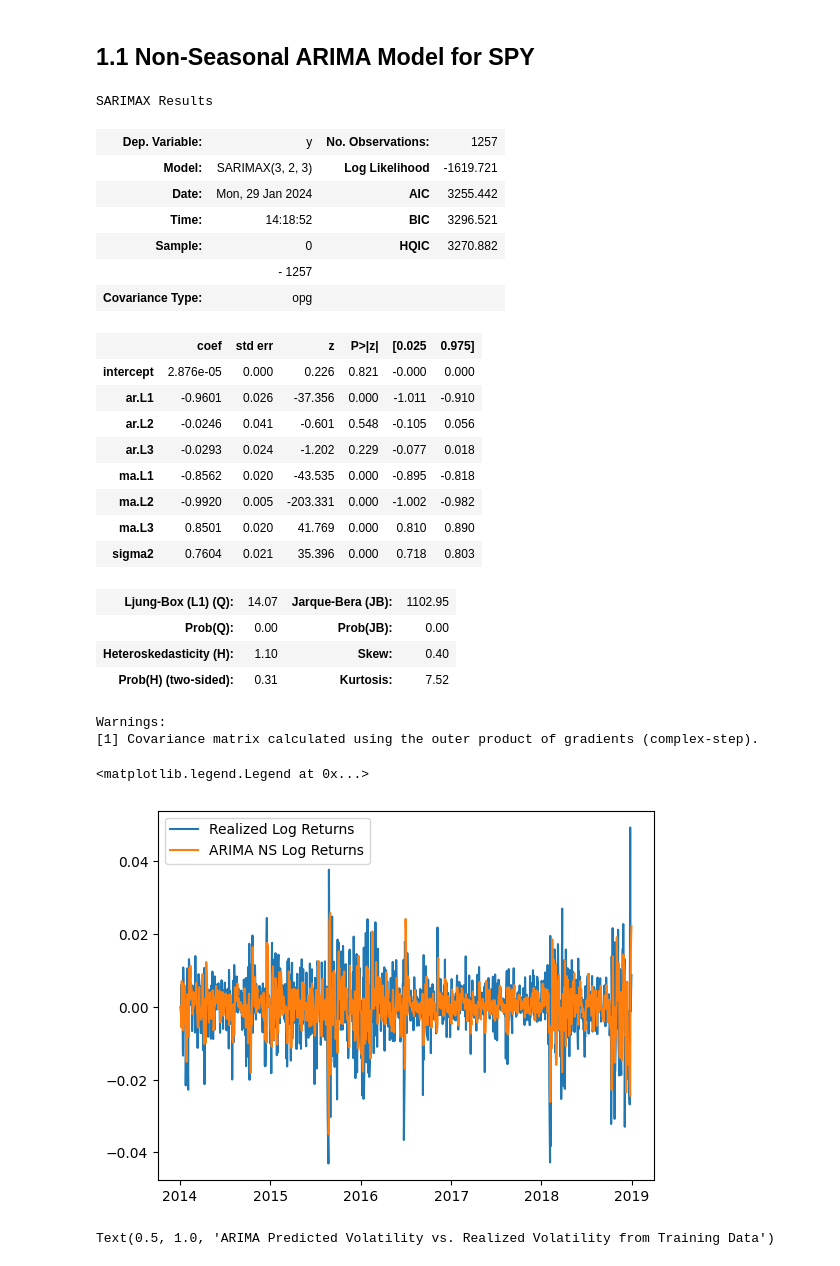
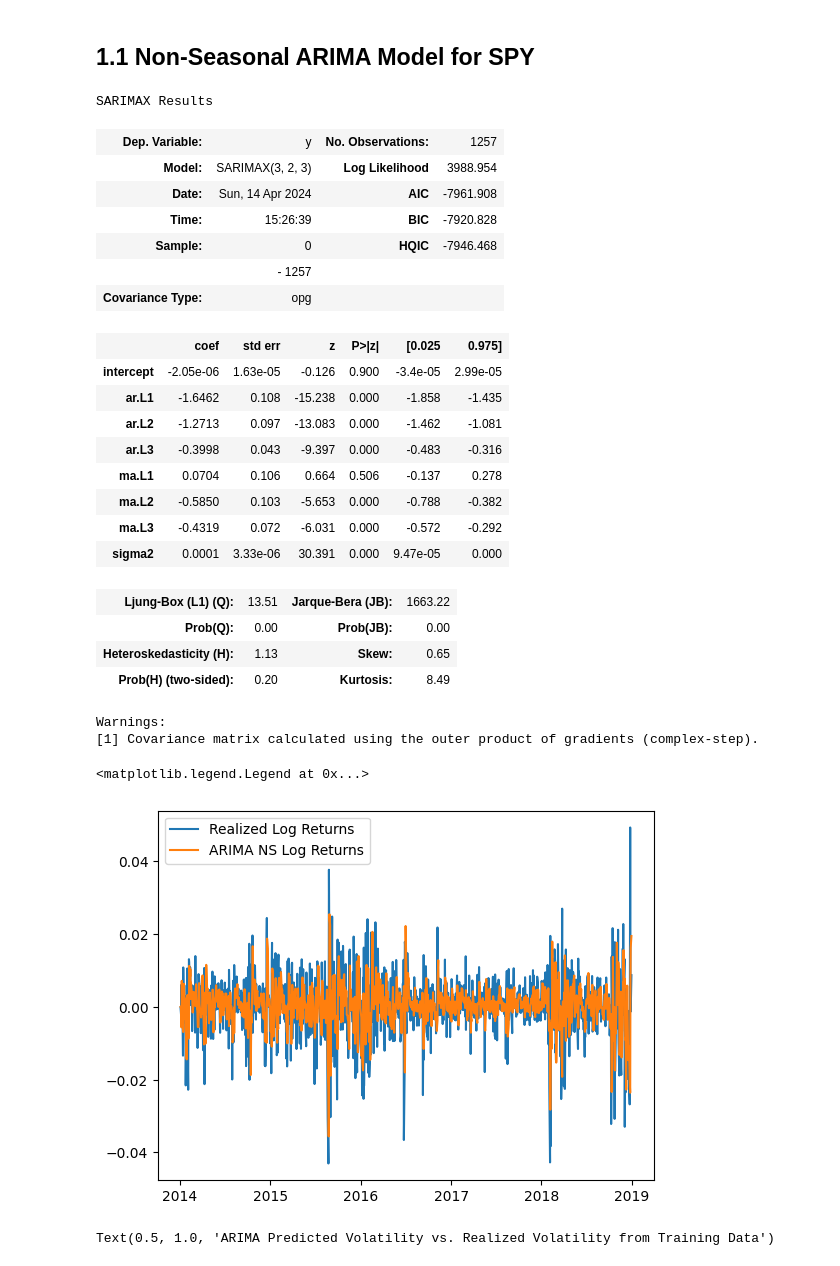
Before and after one commit to tayo4pf/Forecasting-Implied-Volatility-with-Machine-Learning-Techniques, a Jupyter notebook: arima_models.ipynb, the cells around one changed output. Drawn from its saved outputs; the diff is of its cells as text; code cells hidden in the pictures.

```diff
--- a/arima_models.ipynb
+++ b/arima_models.ipynb
@@ -44,37 +48,38 @@ spy_data["Log Returns"].plot()
 ## 1.1 Non-Seasonal ARIMA Model for SPY
 # %%
 model = pm.arima.ARIMA(order=(3,2,3))
-res = model.fit(spy_data["Log Returns"][:split_date]*100)
+res = model.fit(spy_data["Log Returns"][:split_date])
 res.summary()
 # %% [output]
 SARIMAX Results
 | Dep. Variable: | y | No. Observations: | 1257 |
-| Model: | SARIMAX(3, 2, 3) | Log Likelihood | -1619.721 |
-| Date: | Mon, 29 Jan 2024 | AIC | 3255.442 |
-| Time: | 14:18:52 | BIC | 3296.521 |
-| Sample: | 0 | HQIC | 3270.882 |
+| Model: | SARIMAX(3, 2, 3) | Log Likelihood | 3988.954 |
+| Date: | Sun, 14 Apr 2024 | AIC | -7961.908 |
+| Time: | 15:26:39 | BIC | -7920.828 |
+| Sample: | 0 | HQIC | -7946.468 |
 |  | - 1257 |  |  |
 | Covariance Type: | opg |  |  |
 |  | coef | std err | z | P>|z| | [0.025 | 0.975] |
-| intercept | 2.876e-05 | 0.000 | 0.226 | 0.821 | -0.000 | 0.000 |
-| ar.L1 | -0.9601 | 0.026 | -37.356 | 0.000 | -1.011 | -0.910 |
-| ar.L2 | -0.0246 | 0.041 | -0.601 | 0.548 | -0.105 | 0.056 |
-| ar.L3 | -0.0293 | 0.024 | -1.202 | 0.229 | -0.077 | 0.018 |
-| ma.L1 | -0.8562 | 0.020 | -43.535 | 0.000 | -0.895 | -0.818 |
-| ma.L2 | -0.9920 | 0.005 | -203.331 | 0.000 | -1.002 | -0.982 |
-| ma.L3 | 0.8501 | 0.020 | 41.769 | 0.000 | 0.810 | 0.890 |
-| sigma2 | 0.7604 | 0.021 | 35.396 | 0.000 | 0.718 | 0.803 |
+| intercept | -2.05e-06 | 1.63e-05 | -0.126 | 0.900 | -3.4e-05 | 2.99e-05 |
+| ar.L1 | -1.6462 | 0.108 | -15.238 | 0.000 | -1.858 | -1.435 |
+| ar.L2 | -1.2713 | 0.097 | -13.083 | 0.000 | -1.462 | -1.081 |
+| ar.L3 | -0.3998 | 0.043 | -9.397 | 0.000 | -0.483 | -0.316 |
+| ma.L1 | 0.0704 | 0.106 | 0.664 | 0.506 | -0.137 | 0.278 |
+| ma.L2 | -0.5850 | 0.103 | -5.653 | 0.000 | -0.788 | -0.382 |
+| ma.L3 | -0.4319 | 0.072 | -6.031 | 0.000 | -0.572 | -0.292 |
+| sigma2 | 0.0001 | 3.33e-06 | 30.391 | 0.000 | 9.47e-05 | 0.000 |
-| Ljung-Box (L1) (Q): | 14.07 | Jarque-Bera (JB): | 1102.95 |
+| Ljung-Box (L1) (Q): | 13.51 | Jarque-Bera (JB): | 1663.22 |
 | Prob(Q): | 0.00 | Prob(JB): | 0.00 |
-| Heteroskedasticity (H): | 1.10 | Skew: | 0.40 |
-| Prob(H) (two-sided): | 0.31 | Kurtosis: | 7.52 |
+| Heteroskedasticity (H): | 1.13 | Skew: | 0.65 |
+| Prob(H) (two-sided): | 0.20 | Kurtosis: | 8.49 |
 Warnings:
 [1] Covariance matrix calculated using the outer product of gradients (complex-step).
 # %%
+# Presenting train dataset model fit on returns
 plt.plot(spy_data["Log Returns"][:split_date])
 plt.plot(pd.DataFrame({"Log Returns":res.predict_in_sample()}, index = spy_data.index))
 plt.legend(["Realized Log Returns", "ARIMA NS Log Returns"])
 # %% [output]
 <matplotlib.legend.Legend at 0x...>
-[figure, old version]
+[figure, new version]
 # %%
```
Also changed, not shown: parts of 12 cells of this notebook, 9 other files.
